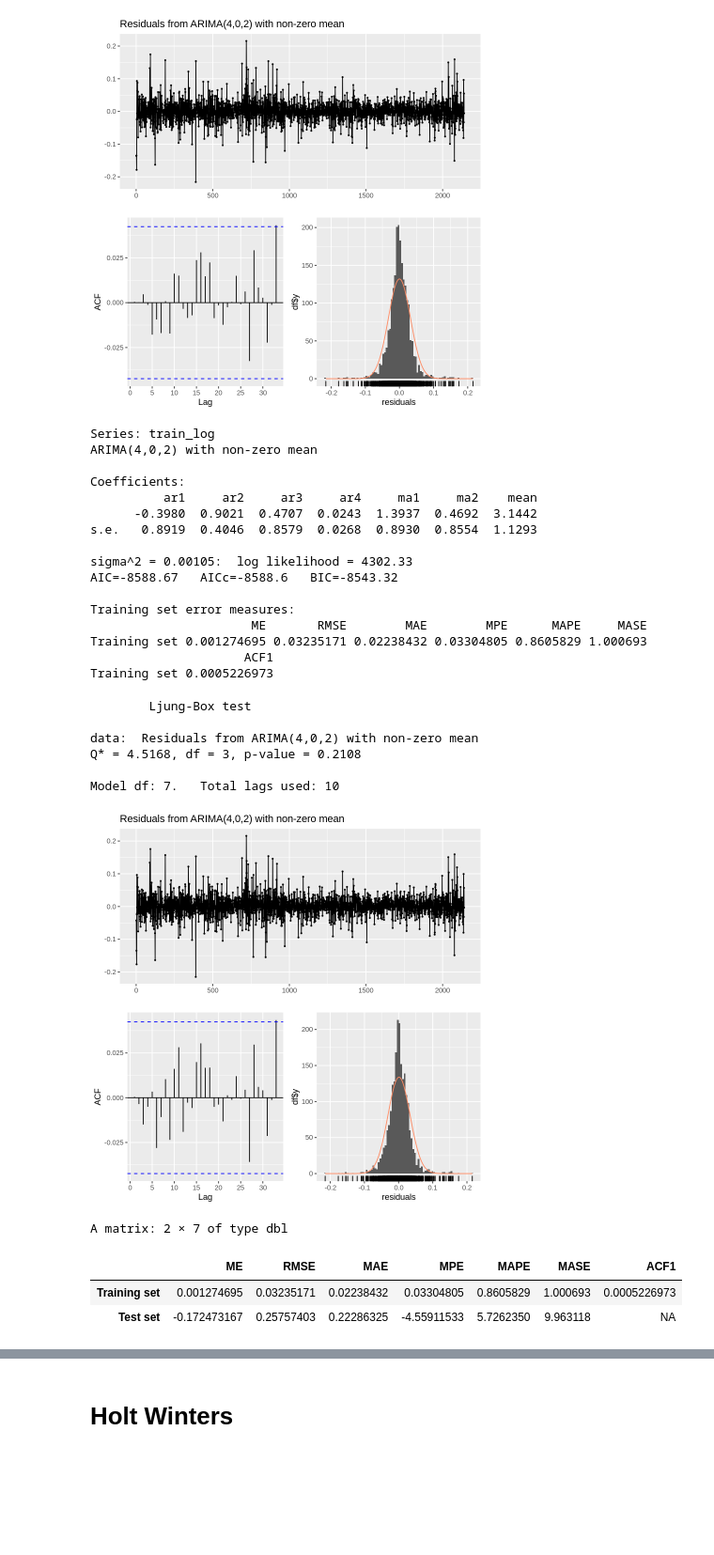
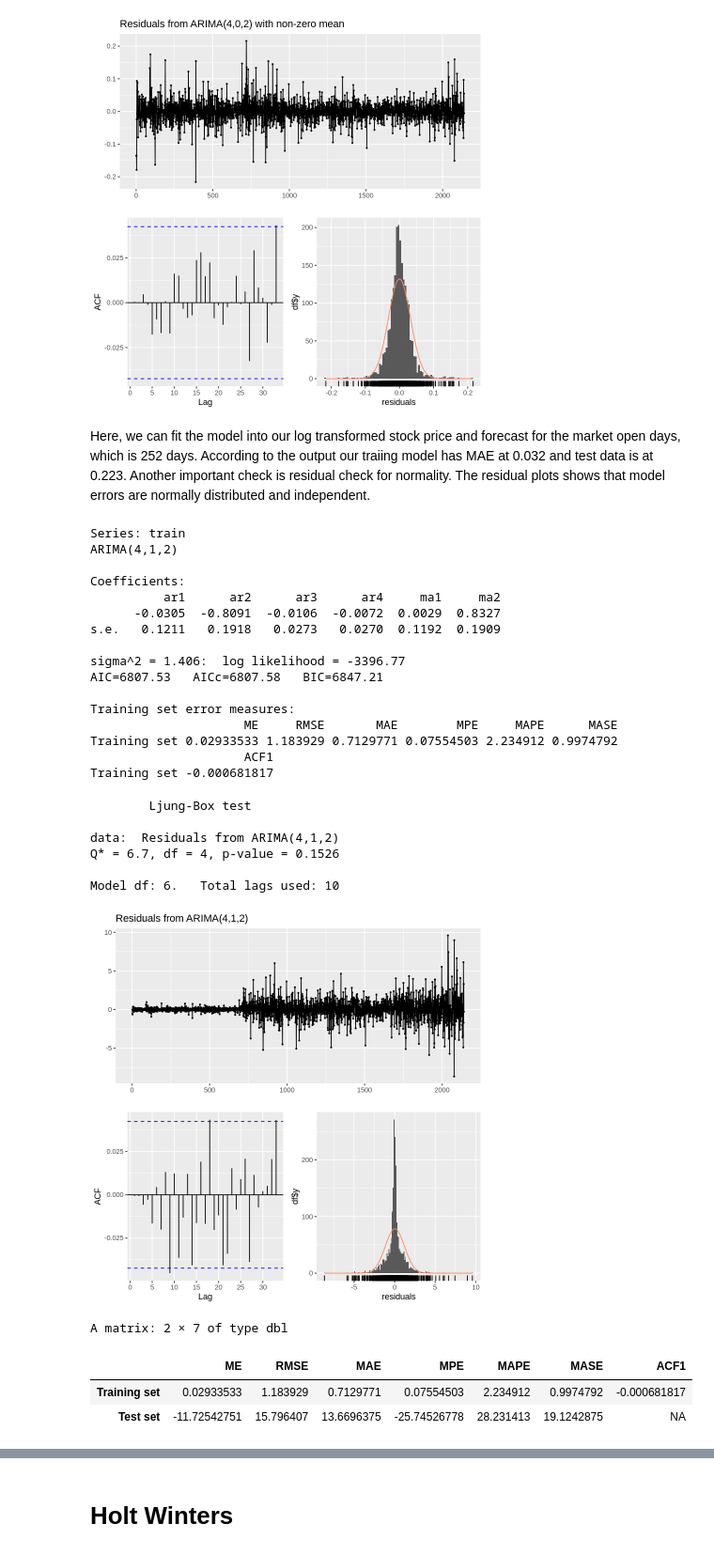
Before and after one commit to jpezan/TSLA-TS-Stock-Analysis, a Jupyter notebook: code/TSLA_in_R.ipynb, the cells around one changed output, grey strips where cells are left out. Shown at 94% size. Saved outputs shown, nothing was run; the diff lists cells and outputs as text; code cells hidden in the pictures; blank space fills up the shorter version.

```diff
--- a/code/TSLA_in_R.ipynb
+++ b/code/TSLA_in_R.ipynb
@@ -214,44 +245,47 @@ Q* = 2.7419, df = 3, p-value = 0.4331
 
 Model df: 7.   Total lags used: 10
 [figure]
+# %% [markdown]
+Here, we can fit the model into our log transformed stock price and forecast for the market open days, which is 252 days. According to the output our traiing model has MAE at 0.032 and test data is at 0.223. Another important check is residual check for normality. The residual plots shows that model errors are normally distributed and independent.
 # %%
 #Arima Model fitting training tesla logged stocks
+train <- tsla_xts["2010-01/2018-12"]  # all closes in 2010-2018
+test <- tsla_xts["2019-01/2019-12"]   # all closes in 2019
 
-train_log <- tsla_log["2010-01/2018-12"]  # all closes in 2010-2018
-test_log <- tsla_log["2019-01/2019-12"]   # all closes in 2019
 
-model1 <- Arima(train_log, order = c(4,0,2))
+model1 <- Arima(train, order = c(4,1,2))
 summary(model1)
 checkresiduals(model1)
 
-model1_frcst<-forecast(model1, h=365)
+
+model1_frcst<-forecast(model1, h=252)
 plot(model1_frcst)
-accuracy(model1_frcst, test_log)
+accuracy(model1_frcst, test)
 # %% [output]
-Series: train_log
-ARIMA(4,0,2) with non-zero mean
+Series: train
+ARIMA(4,1,2)
 
 Coefficients:
-          ar1     ar2     ar3     ar4     ma1     ma2    mean
-      -0.3980  0.9021  0.4707  0.0243  1.3937  0.4692  3.1442
-s.e.   0.8919  0.4046  0.8579  0.0268  0.8930  0.8554  1.1293
+          ar1      ar2      ar3      ar4     ma1     ma2
+      -0.0305  -0.8091  -0.0106  -0.0072  0.0029  0.8327
+s.e.   0.1211   0.1918   0.0273   0.0270  0.1192  0.1909
 
-sigma^2 = 0.00105:  log likelihood = 4302.33
-AIC=-8588.67   AICc=-8588.6   BIC=-8543.32
+sigma^2 = 1.406:  log likelihood = -3396.77
+AIC=6807.53   AICc=6807.58   BIC=6847.21
 
 Training set error measures:
-                      ME       RMSE        MAE        MPE      MAPE     MASE
-Training set 0.001274695 0.03235171 0.02238432 0.03304805 0.8605829 1.000693
+                     ME     RMSE       MAE        MPE     MAPE      MASE
+Training set 0.02933533 1.183929 0.7129771 0.07554503 2.234912 0.9974792
                      ACF1
-Training set 0.0005226973
+Training set -0.000681817
         Ljung-Box test
 
-data:  Residuals from ARIMA(4,0,2) with non-zero mean
-Q* = 4.5168, df = 3, p-value = 0.2108
+data:  Residuals from ARIMA(4,1,2)
+Q* = 6.7, df = 4, p-value = 0.1526
 
-Model df: 7.   Total lags used: 10
+Model df: 6.   Total lags used: 10
-[figure, old version]
+[figure, new version]
 A matrix: 2 × 7 of type dbl
 |  | ME | RMSE | MAE | MPE | MAPE | MASE | ACF1 |
-| Training set | 0.001274695 | 0.03235171 | 0.02238432 | 0.03304805 | 0.8605829 | 1.000693 | 0.0005226973 |
-| Test set | -0.172473167 | 0.25757403 | 0.22286325 | -4.55911533 | 5.7262350 | 9.963118 | NA |
+| Training set | 0.02933533 | 1.183929 | 0.7129771 | 0.07554503 | 2.234912 | 0.9974792 | -0.000681817 |
+| Test set | -11.72542751 | 15.796407 | 13.6696375 | -25.74526778 | 28.231413 | 19.1242875 | NA |
```
Also changed, not shown: parts of 11 cells of this notebook.
